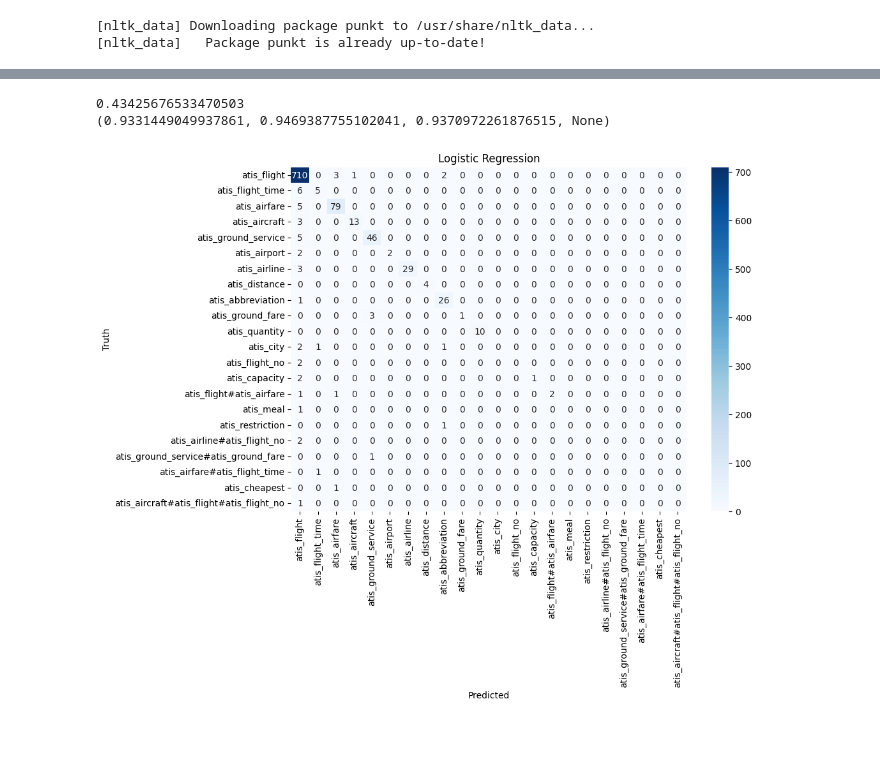
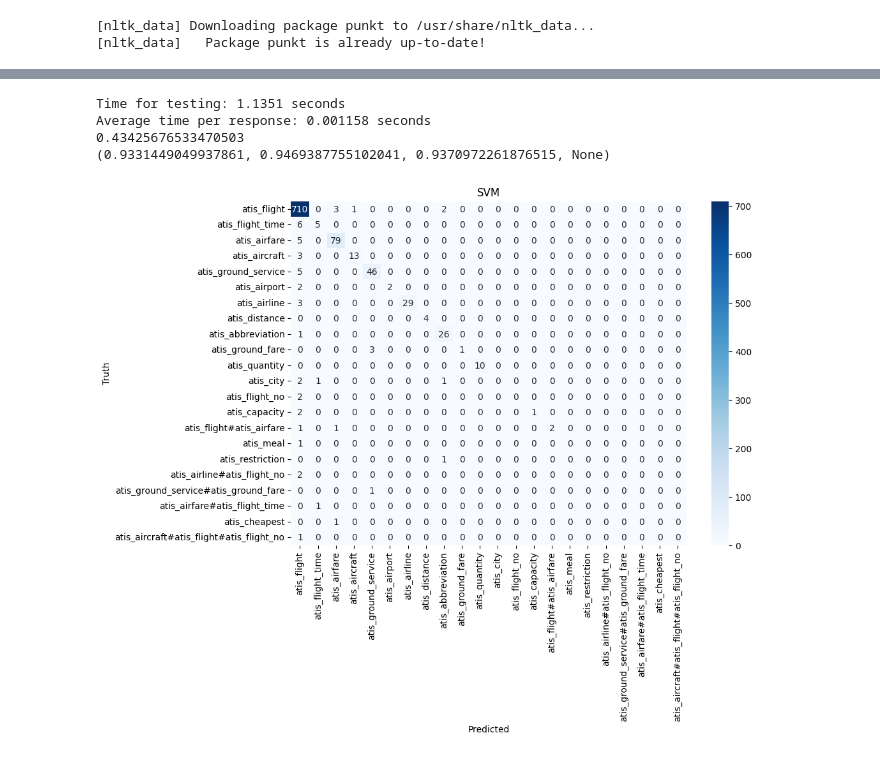
Before and after one commit to AirisFiorentini/Intent-recognition-methods-in-Russian-language-user-generated-content, a Jupyter notebook: atis-svm.ipynb, the cells around one changed output, grey strips where cells are left out. Cells and saved outputs as stored; diff of their text form; code cells hidden in the pictures.

Commit message:
Kaggle Notebook | ATIS SVM | Add timeit

```diff
--- a/atis-svm.ipynb
+++ b/atis-svm.ipynb
@@ -129,23 +131,34 @@ pipeline = Pipeline([
 # Обучение пайплайна
 pipeline.fit(train['text'], train['intent'])
 
+start_test = timeit.default_timer()
 # Прогноз на тестовом наборе
 predictions = pipeline.predict(test['text'])
+end_test = timeit.default_timer()
+# Общее количество предсказанных ответов
+num_predictions = len(predictions)
+# Среднее время на один ответ
+average_time_per_response = (end_test - start_test) / num_predictions
+
+print(f'Time for testing: {end_test - start_test:.4f} seconds')
+print(f'Average time per response: {average_time_per_response:.6f} seconds')
 
 print(balanced_accuracy_score(test['intent'], predictions))
 print(precision_recall_fscore_support(test['intent'], predictions, average = 'weighted'))
 # %% [output]
+Time for testing: 1.1351 seconds
+Average time per response: 0.001158 seconds
 0.43425676533470503
 (0.9331449049937861, 0.9469387755102041, 0.9370972261876515, None)
 # %%
 # Построение confusion matrix
 labels = data['intent'].unique()  # получите уникальные метки классов
 cm = confusion_matrix(test['intent'], predictions, labels=labels)
 plt.figure(figsize=(10,7))
 sns.heatmap(cm, annot=True, fmt='d', cmap='Blues', xticklabels=labels, yticklabels=labels)
 plt.xlabel('Predicted')
 plt.ylabel('Truth')
-plt.title(f'Logistic Regression')
+plt.title(f'SVM')
 plt.show()
 # %% [output]
-[figure, old version]
+[figure, new version]
```
Also changed, not shown: parts of 1 cell of this notebook.
